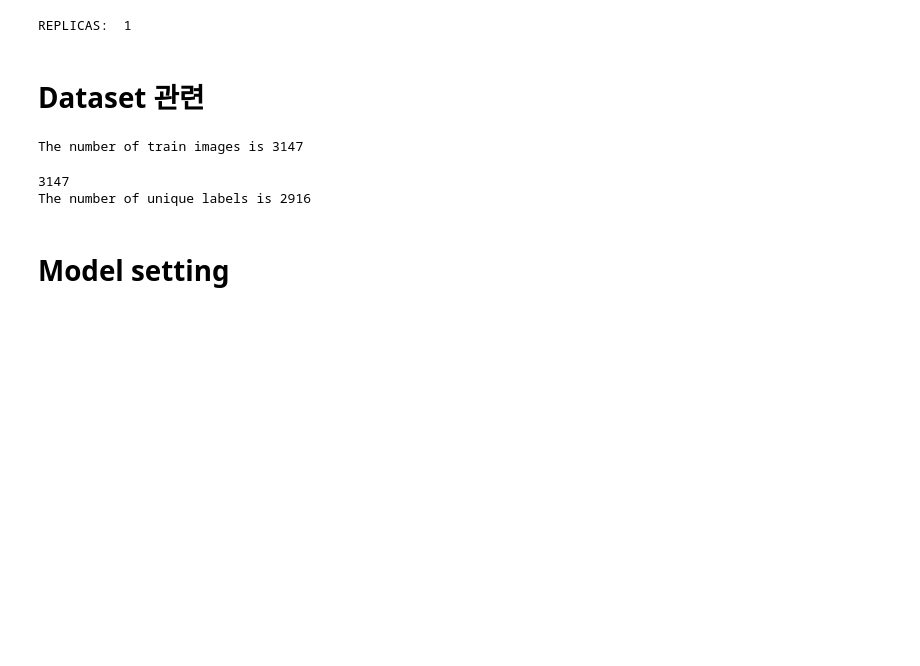
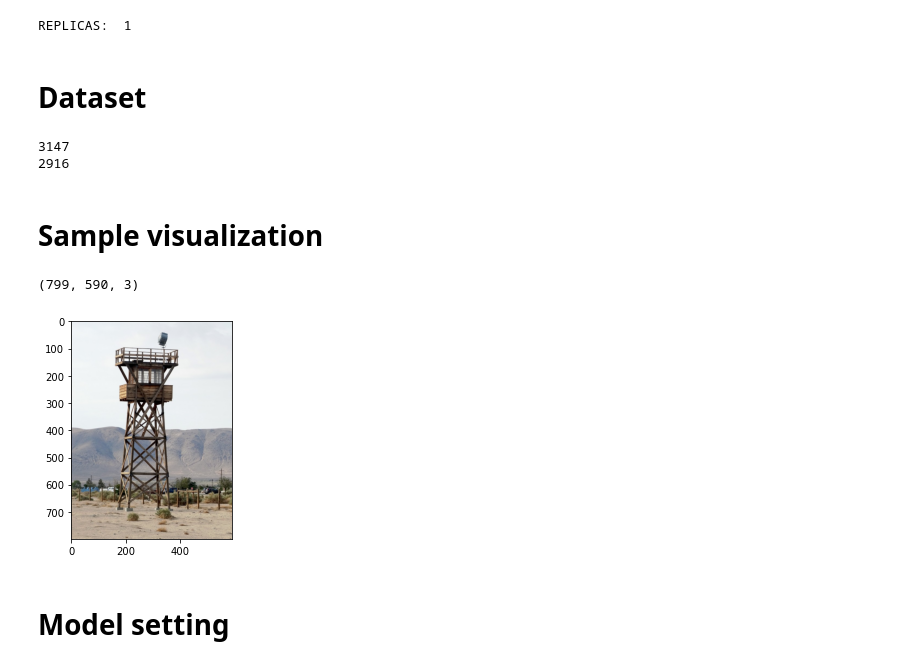
Before and after one commit to dsskim/kaggle_Google_Landmark_Retrieval_2020, a Jupyter notebook: Train_Code.ipynb, the cells around one changed output. Saved outputs shown, nothing was run; the diff lists cells and outputs as text; code cells hidden in the pictures; blank space fills up the shorter version.

Commit message:
editing Train_Code.ipynb

```diff
--- a/Train_Code.ipynb
+++ b/Train_Code.ipynb
@@ -33,41 +45,35 @@ print("REPLICAS: ", strategy.num_replicas_in_sync)
 # %% [output]
 REPLICAS:  1
 # %% [markdown]
-# Dataset 관련
+# Dataset
-# %%
-def get_paths(sub):
-    index = ["0","1","2","3","4","5","6","7","8","9","a","b","c","d","e","f"]
-
-    paths = []
-
-    for a in index:
-        for b in index:
-            for c in index:
-                try:
-                    paths.extend([f"../input/landmark-retrieval-2020/{sub}/{a}/{b}/{c}/" + x for x in os.listdir(f"../input/landmark-retrieval-2020/{sub}/{a}/{b}/{c}")])
-                except:
-                    pass
-
-    return paths
-
-train_set_paths = get_paths('train')
-print('The number of train images is {}'.format(len(train_set_paths)))
-# %% [output]
-The number of train images is 3147
-# %%
-train_df = pd.read_csv("../input/landmark-retrieval-2020/train.csv")
-print(len(train_df))
-train_df = train_df.sort_values(by=['landmark_id'])
-
-label_set = {}
-
-cnt = 0
-for label in train_df['landmark_id']:
-    if label not in label_set:
-        label_set[label] = cnt
-        cnt += 1
-
-print('The number of unique labels is {}'.format(len(label_set)))
-# %% [output]
-3147
-The number of unique labels is 2916
+# %%
+from sklearn.preprocessing import LabelEncoder, OneHotEncoder
+
+train_info = pd.read_csv("../input/landmark-retrieval-2020/train.csv")
+
+prefix = '../input/landmark-retrieval-2020/train/'
+train_info['file_path'] = train_info['id'].apply(lambda x:prefix+ x[0]+'/'+x[1]+'/'+x[2]+'/'+x+".jpg")
+
+label_encoder = LabelEncoder()
+one_hot_encoder = OneHotEncoder(sparse=True)
+
+train_info['label'] = label_encoder.fit_transform(train_info['landmark_id'].values)
+train_info['one_hot'] = one_hot_encoder.fit_transform(
+                    train_info['label'].values.reshape(-1, 1))
+
+num_train_samples = len(train_info)
+print(num_train_samples)
+num_train_labels = train_info['label'].nunique()
+print(num_train_labels)
+# %% [output]
+3147
+2916
+# %% [markdown]
+# Sample visualization
+# %%
+testimg = cv2.cvtColor(cv2.imread(np.random.choice(train_info['file_path'])), cv2.COLOR_BGR2RGB)
+plt.imshow(testimg)
+testimg.shape
+# %% [output]
+(799, 590, 3)
+[figure, added]
```
Also changed, not shown: parts of 7 cells of this notebook.
